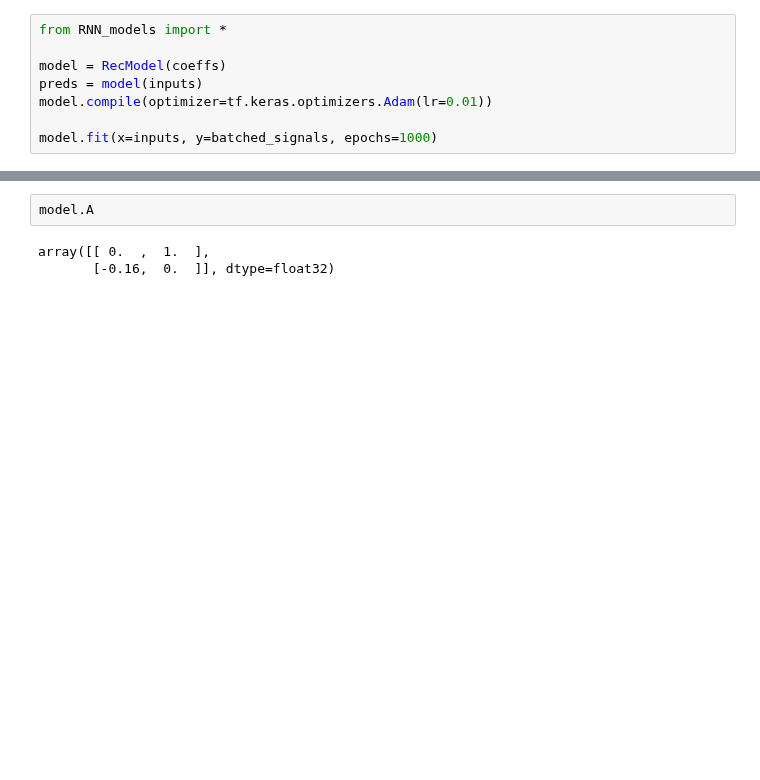
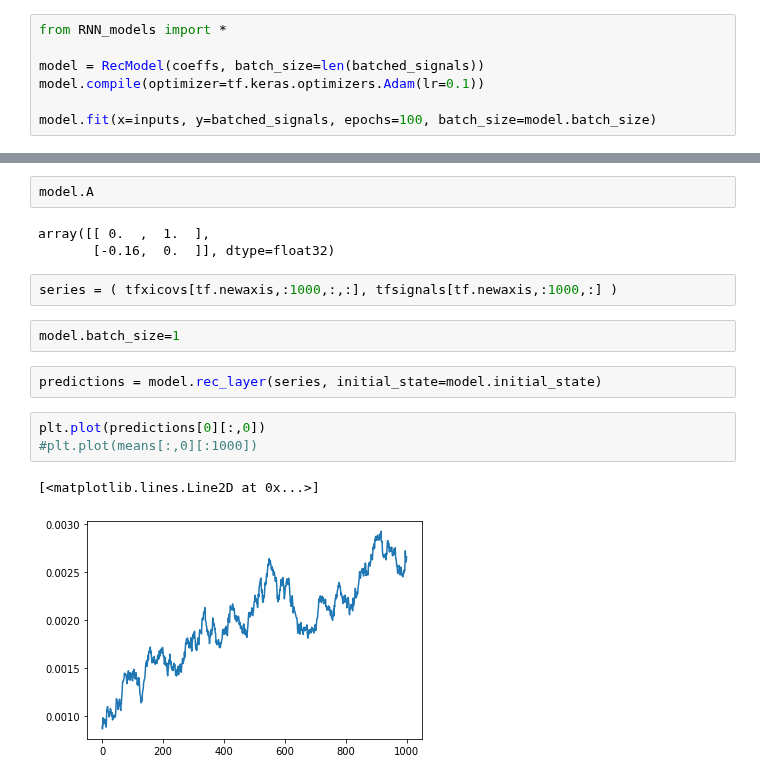
Before and after one commit to matibilkis/continuous, a Jupyter notebook: RNN_proper_shapes.ipynb, the cells around one changed output, grey strips where cells are left out. Drawn from its saved outputs; the diff is of its cells as text; blank space fills up the shorter version.

```diff
--- a/RNN_proper_shapes.ipynb
+++ b/RNN_proper_shapes.ipynb
@@ -68,9 +36,8 @@ ValueError: Tensor's shape (100, 2) is not compatible with supplied shape (1, 2)
 # %%
 from RNN_models import *
 
-model = RecModel(coeffs)
-preds = model(inputs)
-model.compile(optimizer=tf.keras.optimizers.Adam(lr=0.01))
+model = RecModel(coeffs, batch_size=len(batched_signals))
+model.compile(optimizer=tf.keras.optimizers.Adam(lr=0.1))
 
-model.fit(x=inputs, y=batched_signals, epochs=1000)
+model.fit(x=inputs, y=batched_signals, epochs=100, batch_size=model.batch_size)
 # %% [output]
@@ -89,3 +73,15 @@ model.A
 # %% [output]
 array([[ 0.  ,  1.  ],
        [-0.16,  0.  ]], dtype=float32)
+# %%
+series = ( tfxicovs[tf.newaxis,:1000,:,:], tfsignals[tf.newaxis,:1000,:] )
+# %%
+model.batch_size=1
+# %%
+predictions = model.rec_layer(series, initial_state=model.initial_state)
+# %%
+plt.plot(predictions[0][:,0])
+#plt.plot(means[:,0][:1000])
+# %% [output]
+[<matplotlib.lines.Line2D at 0x...>]
+[figure, added]
```
Also changed, not shown: parts of 6 cells of this notebook, 3 other files.
